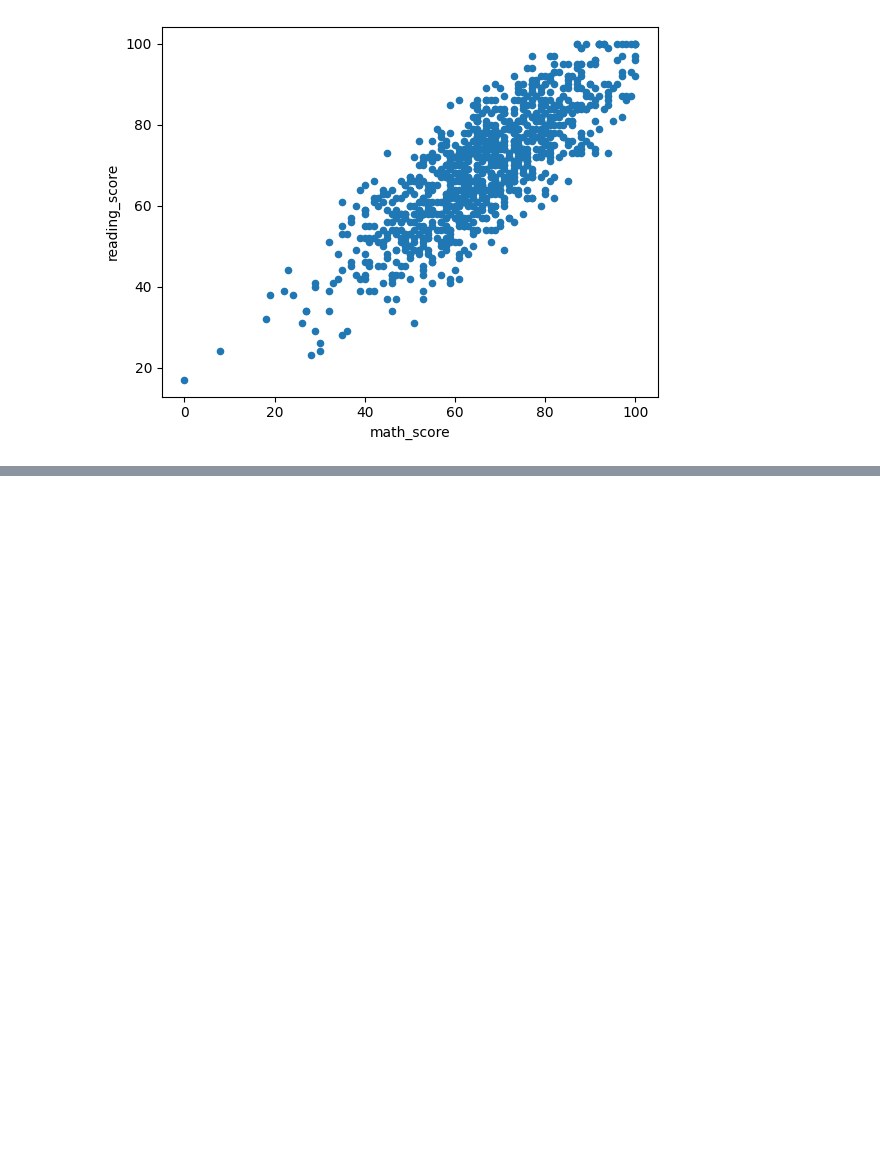
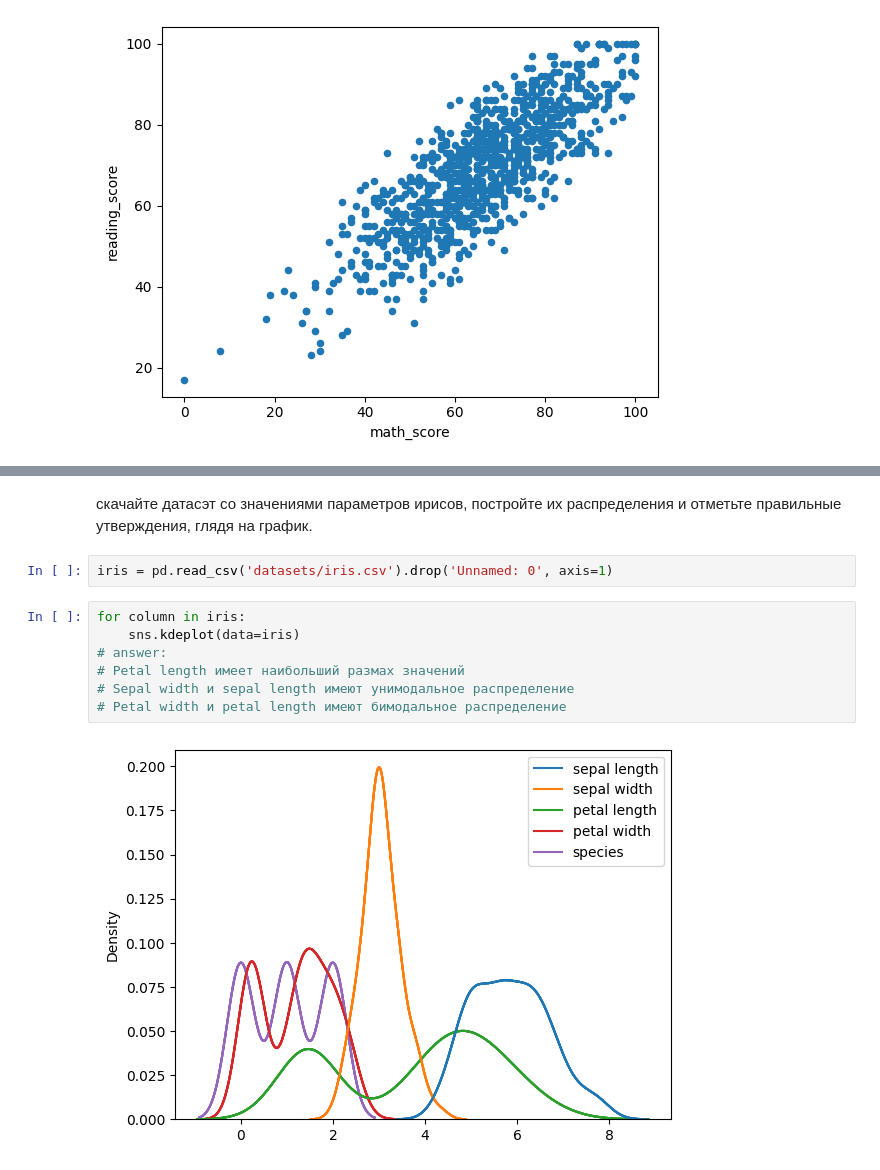
Before and after one commit to vlkttlv/labs_ds_ml, a Jupyter notebook: stepik_course/1.7.ipynb, the cells around one changed output, grey strips where cells are left out. Drawn from its saved outputs; the diff is of its cells as text; blank space fills up the shorter version.

```diff
--- a/stepik_course/1.7.ipynb
+++ b/stepik_course/1.7.ipynb
@@ -32,0 +61,13 @@ ax.set_ylabels('Reading score')
+# %% [markdown]
+ скачайте датасэт со значениями параметров ирисов, постройте их распределения и отметьте правильные утверждения, глядя на график.
+# %%
+iris = pd.read_csv('datasets/iris.csv').drop('Unnamed: 0', axis=1)
+# %%
+for column in iris:
+    sns.kdeplot(data=iris)
+# answer:
+# Petal length имеет наибольший размах значений
+# Sepal width и sepal length имеют унимодальное распределение
+# Petal width и petal length имеют бимодальное распределение
+# %% [output]
+[figure, added]
```
Also changed, not shown: parts of 13 cells of this notebook, 1 other file.
